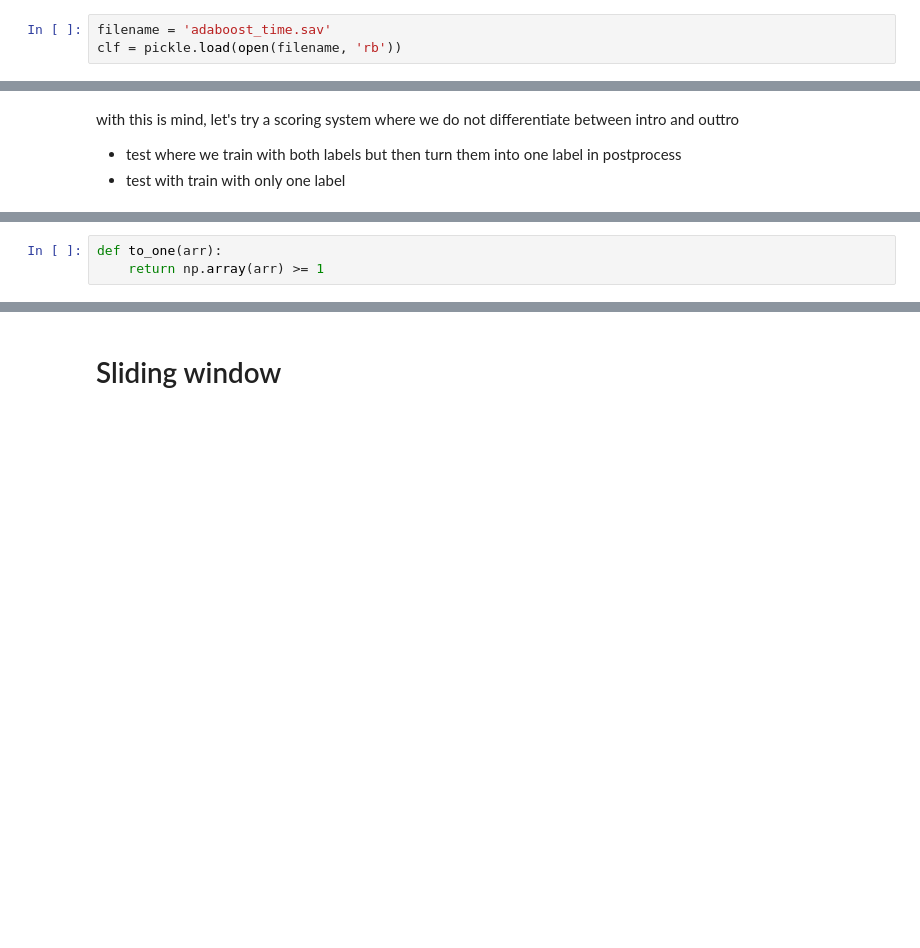
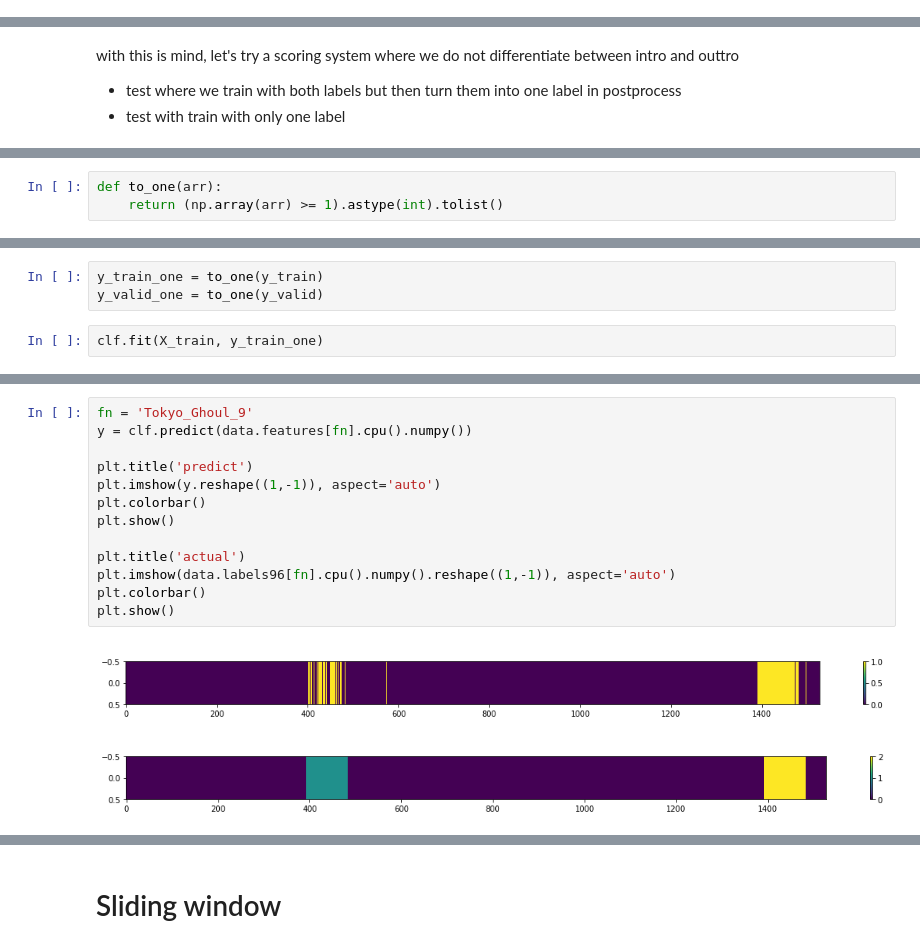
Before and after one commit to ezhang887/animintro, a Jupyter notebook: vggish_features.ipynb, the cells around one changed output, grey strips where cells are left out. Drawn from its saved outputs; the diff is of its cells as text; blank space fills up the shorter version.

```diff
--- a/vggish_features.ipynb
+++ b/vggish_features.ipynb
@@ -327,3 +129,0 @@ X_t.shape
-# %%
-filename = 'adaboost_time.sav'
-clf = pickle.load(open(filename, 'rb'))
@@ -372,3 +136,3 @@ with this is mind, let's try a scoring system where we do not differentiate betw
 # %%
 def to_one(arr):
-    return np.array(arr) >= 1
+    return (np.array(arr) >= 1).astype(int).tolist()
@@ -384,0 +139,5 @@ y_v = unroll(y_total_v)
+# %%
+y_train_one = to_one(y_train)
+y_valid_one = to_one(y_valid)
+# %%
+clf.fit(X_train, y_train_one)
@@ -384,0 +156,16 @@ y_v = unroll(y_total_v)
+# %%
+fn = 'Tokyo_Ghoul_9'
+y = clf.predict(data.features[fn].cpu().numpy())
+
+plt.title('predict')
+plt.imshow(y.reshape((1,-1)), aspect='auto')
+plt.colorbar()
+plt.show()
+
+plt.title('actual')
+plt.imshow(data.labels96[fn].cpu().numpy().reshape((1,-1)), aspect='auto')
+plt.colorbar()
+plt.show()
+# %% [output]
+[figure, added]
+[figure, added]
```
Also changed, not shown: parts of 85 cells of this notebook, 4 other files.
